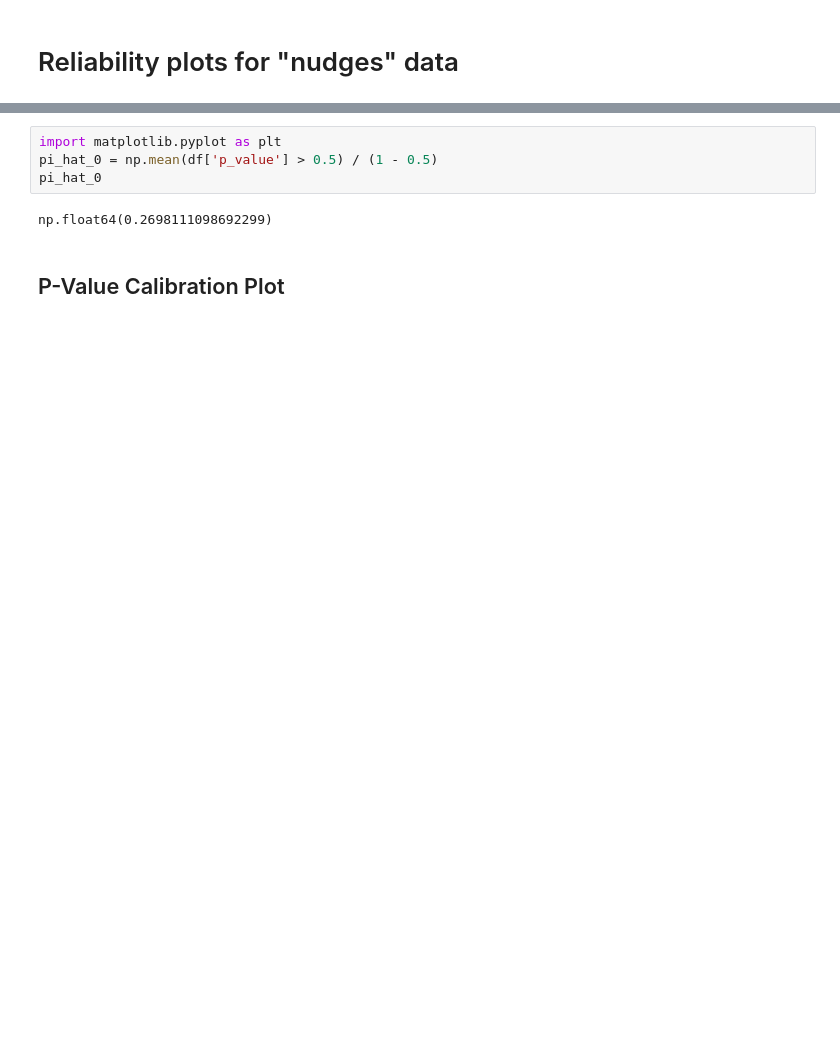
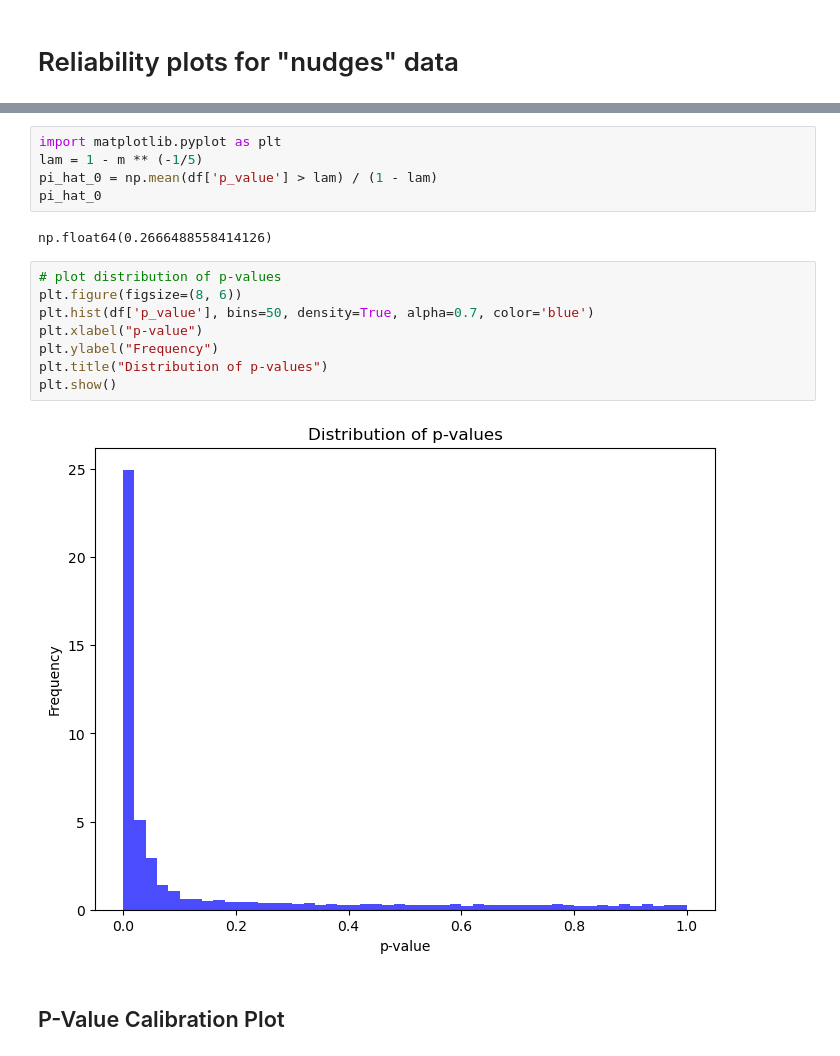
Before and after one commit to adway/eb-denoising, a Jupyter notebook: notebooks/calibration-plots.ipynb, the cells around one changed output, grey strips where cells are left out. Saved outputs shown, nothing was run; the diff lists cells and outputs as text; blank space fills up the shorter version.

```diff
--- a/notebooks/calibration-plots.ipynb
+++ b/notebooks/calibration-plots.ipynb
@@ -47,9 +55,20 @@ See the caveats in the documentation: https://pandas.pydata.org/pandas-docs/stab
 # %%
 import matplotlib.pyplot as plt
-pi_hat_0 = np.mean(df['p_value'] > 0.5) / (1 - 0.5)
+lam = 1 - m ** (-1/5)
+pi_hat_0 = np.mean(df['p_value'] > lam) / (1 - lam)
 pi_hat_0
 # %% [output]
-np.float64(0.2698111098692299)
+np.float64(0.2666488558414126)
+# %%
+# plot distribution of p-values
+plt.figure(figsize=(8, 6))
+plt.hist(df['p_value'], bins=50, density=True, alpha=0.7, color='blue')
+plt.xlabel("p-value")
+plt.ylabel("Frequency")
+plt.title("Distribution of p-values")
+plt.show()
+# %% [output]
+[figure, added]
 # %% [markdown]
 ## P-Value Calibration Plot
 # %%
```
Also changed, not shown: parts of 12 cells of this notebook, 2 other files.
